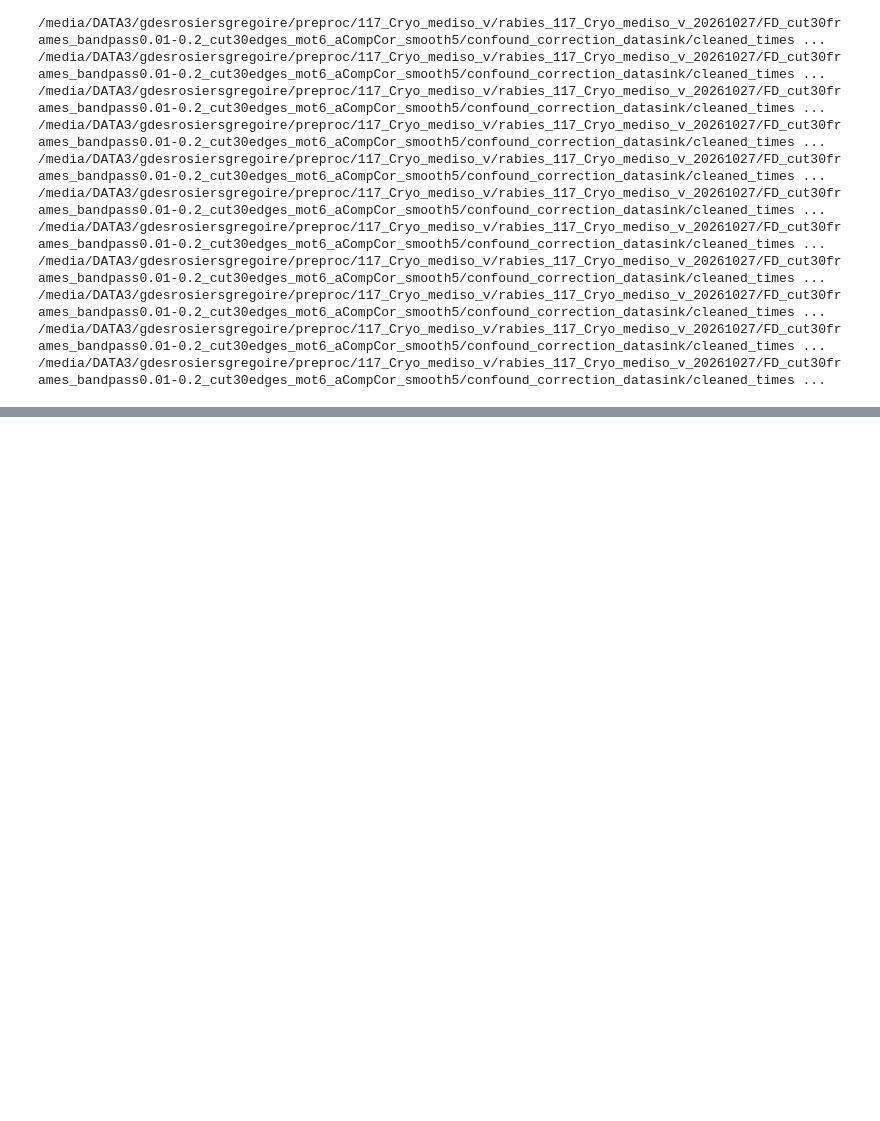
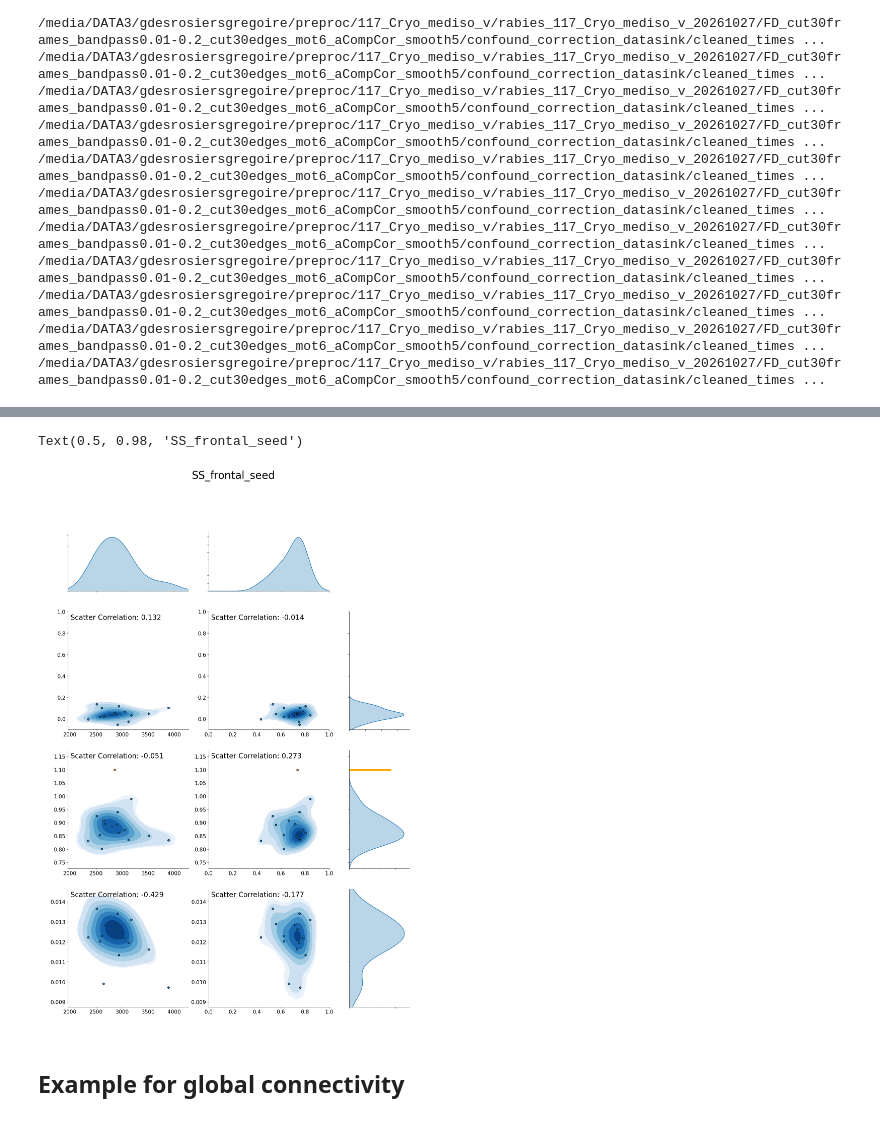
Before and after one commit to functional-neuroimaging/RUBELLA, a Jupyter notebook: docs/examples/rubella_QC_example.ipynb, the cells around one changed output, grey strips where cells are left out. Cells and saved outputs as stored; diff of their text form; code cells hidden in the pictures; blank space fills up the shorter version.

```diff
--- a/docs/examples/rubella_QC_example.ipynb
+++ b/docs/examples/rubella_QC_example.ipynb
@@ -70,0 +234,15 @@ data_obj = DataObject(brain_mask_file, timeseries_file_list, img_id_list=None, f
+# %%
+'''
+Here I first generate an example with the first seed
+'''
+
+seed_name = 'SS_frontal_seed'
+dice_list = qc_utils.get_dice_list(SBC_dict[seed_name], avg_FC=None, avg_type='median', top_percent=10, seed_mask_arr=seed_arr_dict[seed_name])
+FC_amp_list = [np.sqrt(SBC_dict[seed_name][img_id] ** 2).sum() for img_id in SBC_dict[seed_name]]
+net_metric_dict = {'Network amplitude':np.array(FC_amp_list), 'Network specificity (Dice)':np.array(dice_list)}
+
+fig = plot_QC_distributions(net_metric_dict,qc_metric_dict, x_bounds_dict=x_bounds_dict, y_bounds_dict=y_bounds_dict, QC_inclusion=None, scan_QC_thresholds={}, outlier_threshold=3.5, write_corr=True)
+fig.suptitle(seed_name, fontsize=30)
+# %% [output]
+Text(0.5, 0.98, 'SS_frontal_seed')
+[figure, added]
@@ -70,0 +271,2 @@ data_obj = DataObject(brain_mask_file, timeseries_file_list, img_id_list=None, f
+# %% [markdown]
+## Example for global connectivity
```
Also changed, not shown: parts of 33 cells of this notebook.
